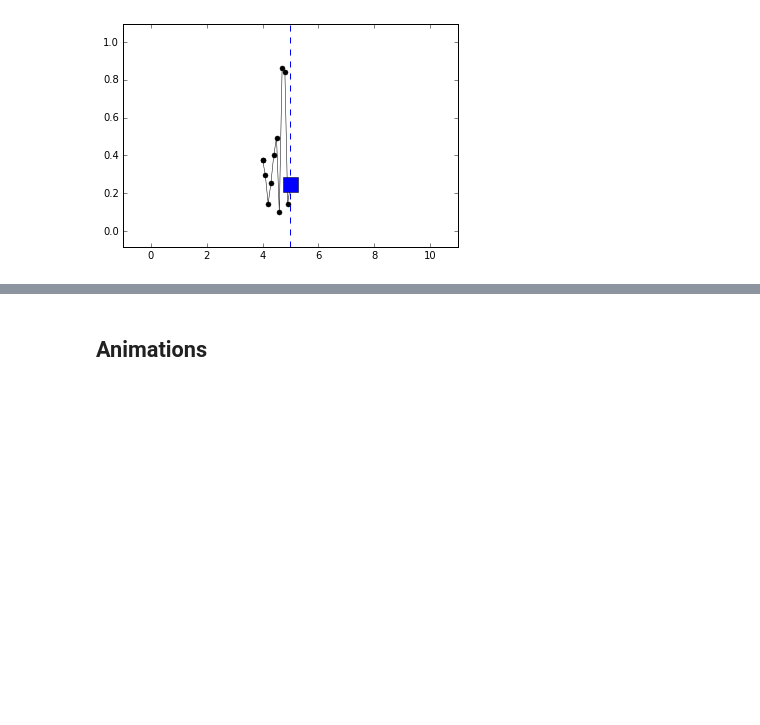
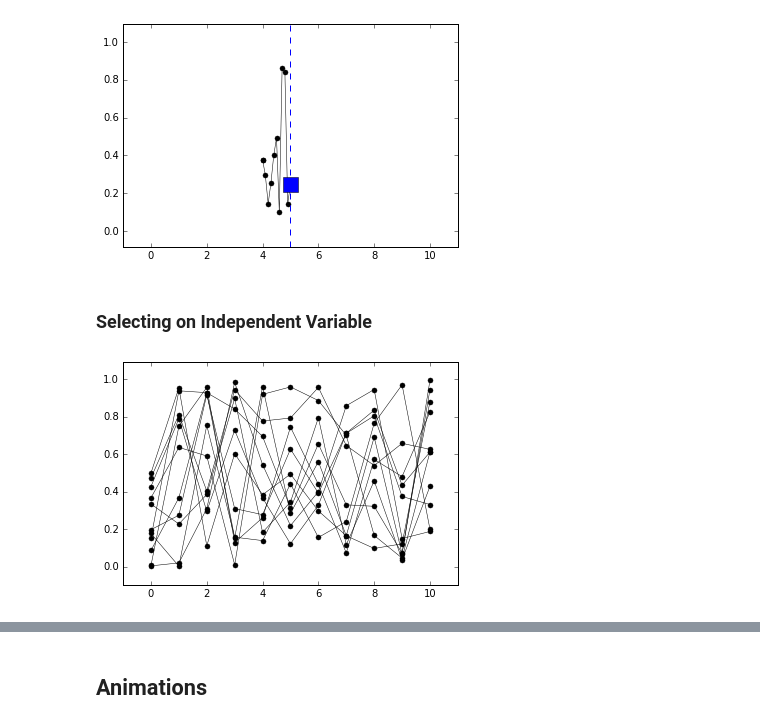
Before and after one commit to kecnry/autofig, a Jupyter notebook: examples/autofig_basics.ipynb, the cells around one changed output, grey strips where cells are left out. Cells and saved outputs as stored; diff of their text form; code cells hidden in the pictures; blank space fills up the shorter version.

Commit message:
add section in tutorial on indep select

```diff
--- a/examples/autofig_basics.ipynb
+++ b/examples/autofig_basics.ipynb
@@ -332,3 +332,14 @@ autofig.plot(x=x, y=y, i='x',
 autofig.draw(i=5)
 # %% [output]
 [figure]
+# %% [markdown]
+### Selecting on Independent Variable
+# %%
+indeps = np.linspace(0,10,11)
+xs = [np.linspace(0,10,11) for i in indeps]
+ys = [np.random.rand(11) for i in indeps]
+# %%
+autofig.reset()
+autofig.plot(x=xs, y=ys, i=indeps, show=True)
+# %% [output]
+[figure, added]
```
Also changed, not shown: parts of 3 cells of this notebook.
